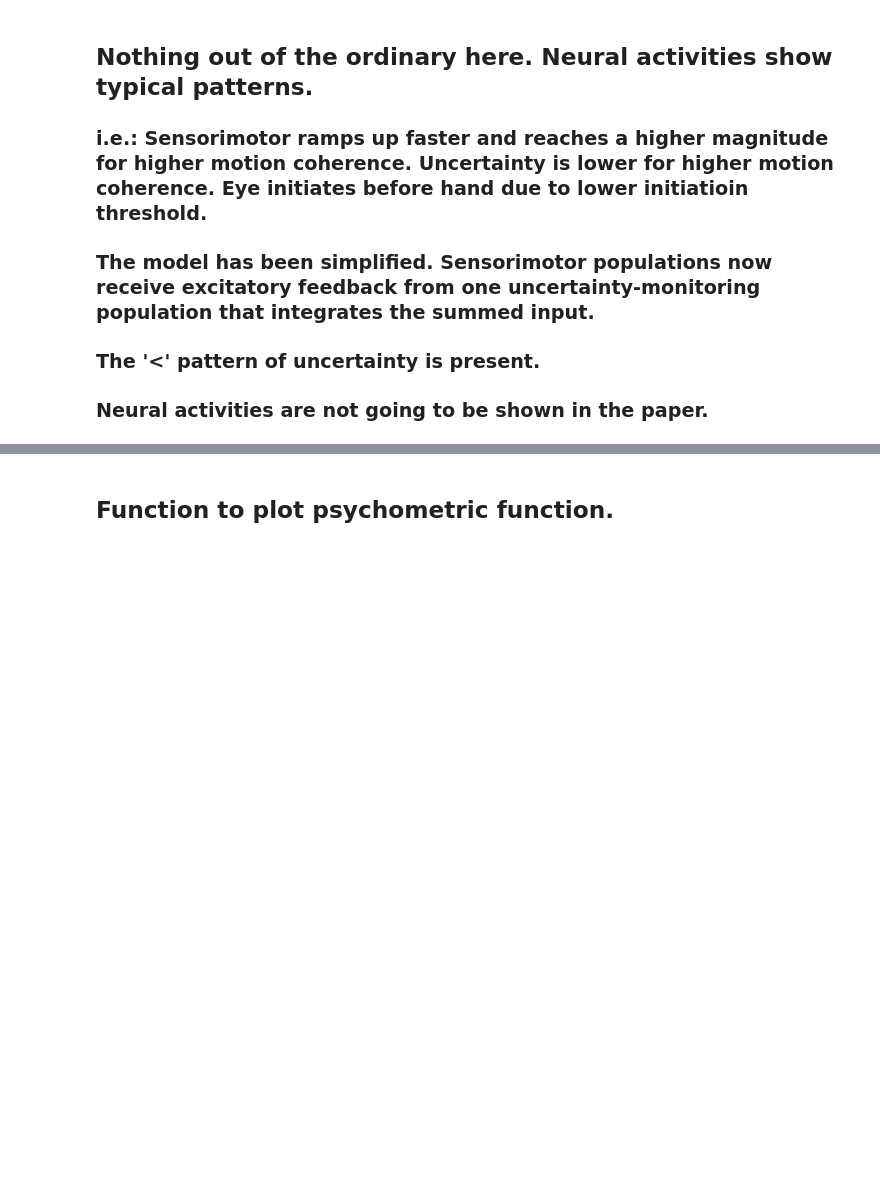
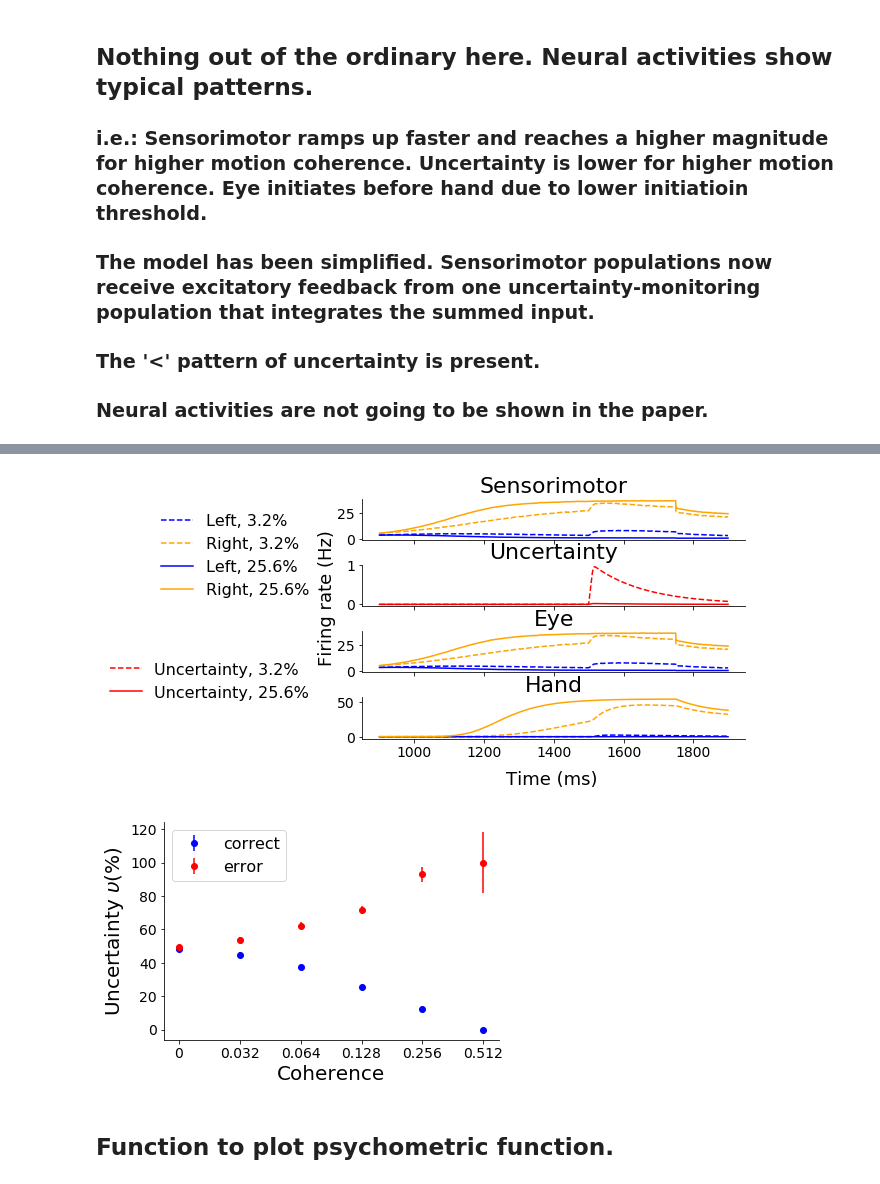
Before and after one commit to nidstigator/com_fixed_duration, a Jupyter notebook: plotting_code/python/results_notebook.ipynb, the cells around one changed output, grey strips where cells are left out. Saved outputs shown, nothing was run; the diff lists cells and outputs as text; code cells hidden in the pictures; blank space fills up the shorter version.

```diff
--- a/plotting_code/python/results_notebook.ipynb
+++ b/plotting_code/python/results_notebook.ipynb
@@ -172,2 +134,7 @@ Image(filename='../../figures_output/eye_hand_model.png')
+# %%
+plot_figure_1(choices_2, 'Exp. 2')
+# %% [output]
+[figure, added]
+[figure, added]
 # %% [markdown]
 ## Function to plot psychometric function.
```
Also changed, not shown: parts of 27 cells of this notebook, 29 other files.
